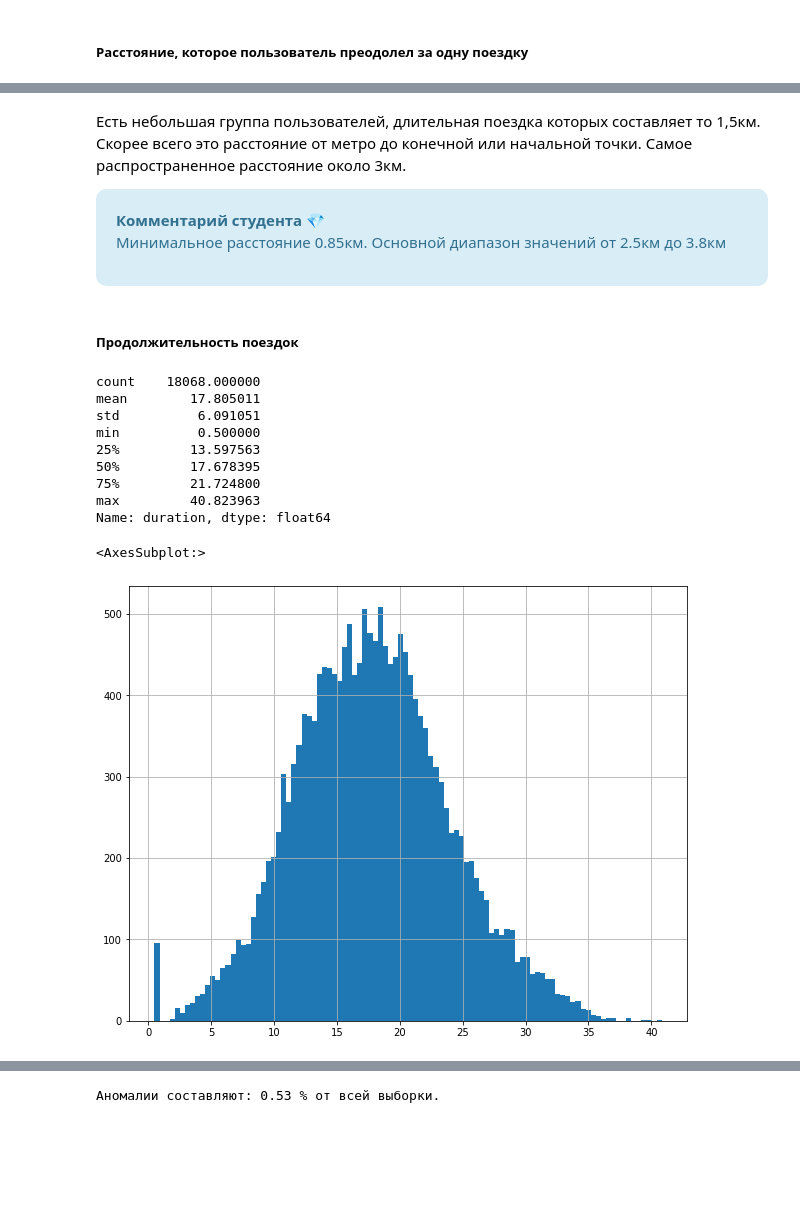
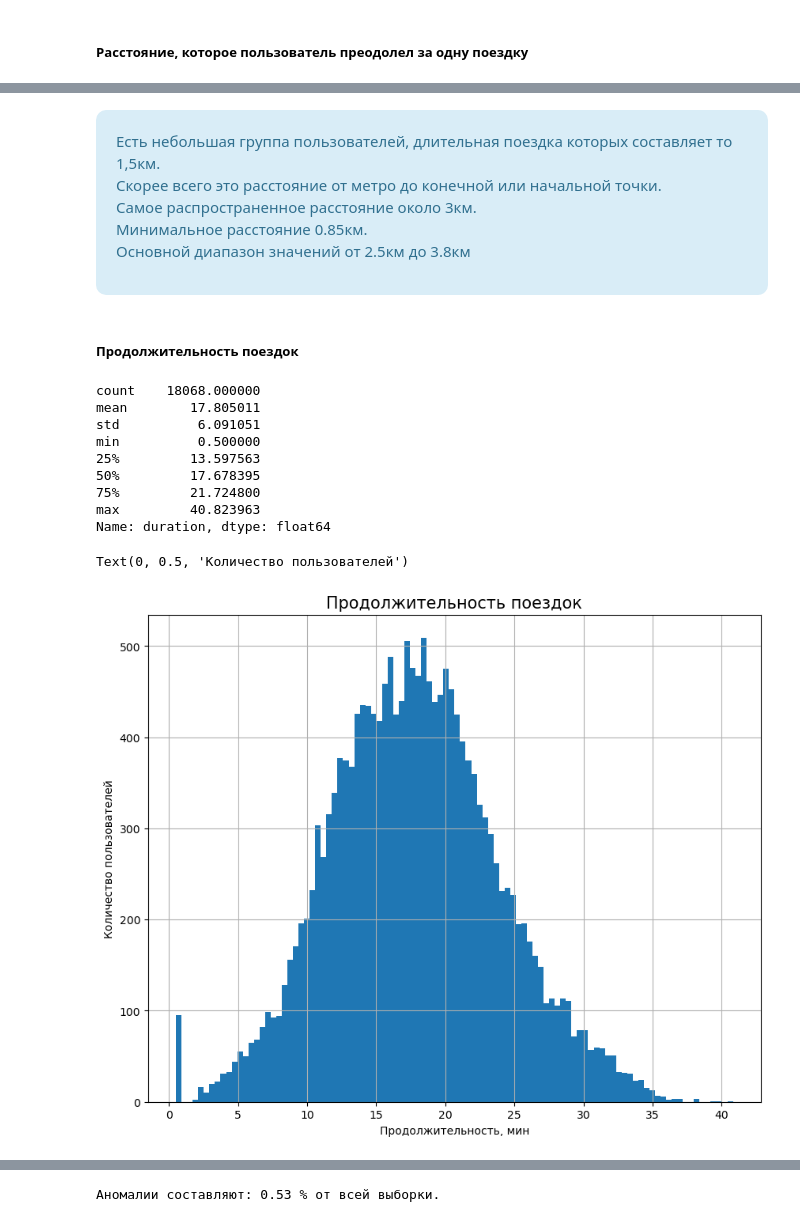
Before and after one commit to MolokoGen/ya_practicum, a Jupyter notebook: Project_4_statistic_data_analysis.ipynb, the cells around one changed output, grey strips where cells are left out. Saved outputs shown, nothing was run; the diff lists cells and outputs as text; code cells hidden in the pictures; blank space fills up the shorter version.

```diff
--- a/Project_4_statistic_data_analysis.ipynb
+++ b/Project_4_statistic_data_analysis.ipynb
@@ -34,5 +37,5 @@ from math import factorial, sqrt
 # %%
-с
-data_rides = pd.read_csv('/datasets/rides_go.csv')
-data_subscribes = pd.read_csv('/datasets/subscriptions_go.csv')
+data_users = pd.read_csv('C:/Users/Artem/YA_Practicum/datasets/users_go.csv')
+data_rides = pd.read_csv('C:/Users/Artem/YA_Practicum/datasets/rides_go.csv')
+data_subscribes = pd.read_csv('C:/Users/Artem/YA_Practicum/datasets/subscriptions_go.csv')
 # %% [markdown]
@@ -260,27 +268,30 @@ Name: distance, dtype: float64
 # %% [markdown]
-Есть небольшая группа пользователей, длительная поездка которых составляет то 1,5км. Скорее всего это расстояние от метро до конечной или начальной точки.
+<div class="alert-info" style="padding: 20px; border-radius: 10px">
+Есть небольшая группа пользователей, длительная поездка которых составляет то 1,5км.
+
+Скорее всего это расстояние от метро до конечной или начальной точки.
 Самое распространенное расстояние около 3км.
-
-<div class="alert-info" style="padding: 20px; border-radius: 10px">
-<b>Комментарий студента 💎</b>
-
-Минимальное расстояние 0.85км. Основной диапазон значений от 2.5км до 3.8км</div>
+Минимальное расстояние 0.85км.
+Основной диапазон значений от 2.5км до 3.8км</div>
 # %% [markdown]
 
 ##### Продолжительность поездок
 # %%
 display(data_rides['duration'].describe())
 data_rides['duration'].hist(figsize=(10, 8), bins=100)
+plt.title('Продолжительность поездок', fontsize= 15)
+plt.xlabel('Продолжительность, мин')
+plt.ylabel('Количество пользователей')
 # %% [output]
 count    18068.000000
 mean        17.805011
 std          6.091051
 min          0.500000
 25%         13.597563
 50%         17.678395
 75%         21.724800
 max         40.823963
 Name: duration, dtype: float64
-<AxesSubplot:>
+Text(0, 0.5, 'Количество пользователей')
-[figure, old version]
+[figure, new version]
 # %% [markdown]
```
Also changed, not shown: parts of 53 cells of this notebook.
